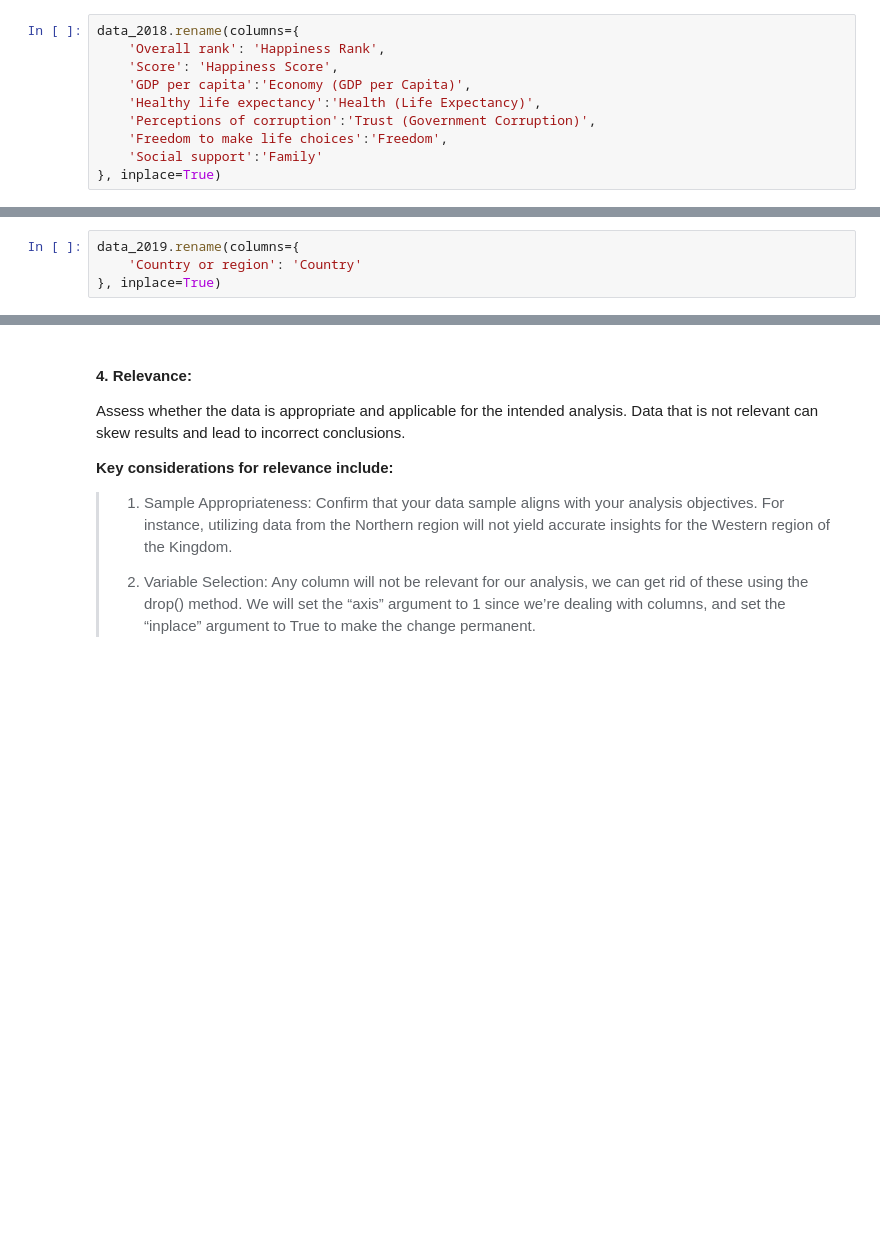
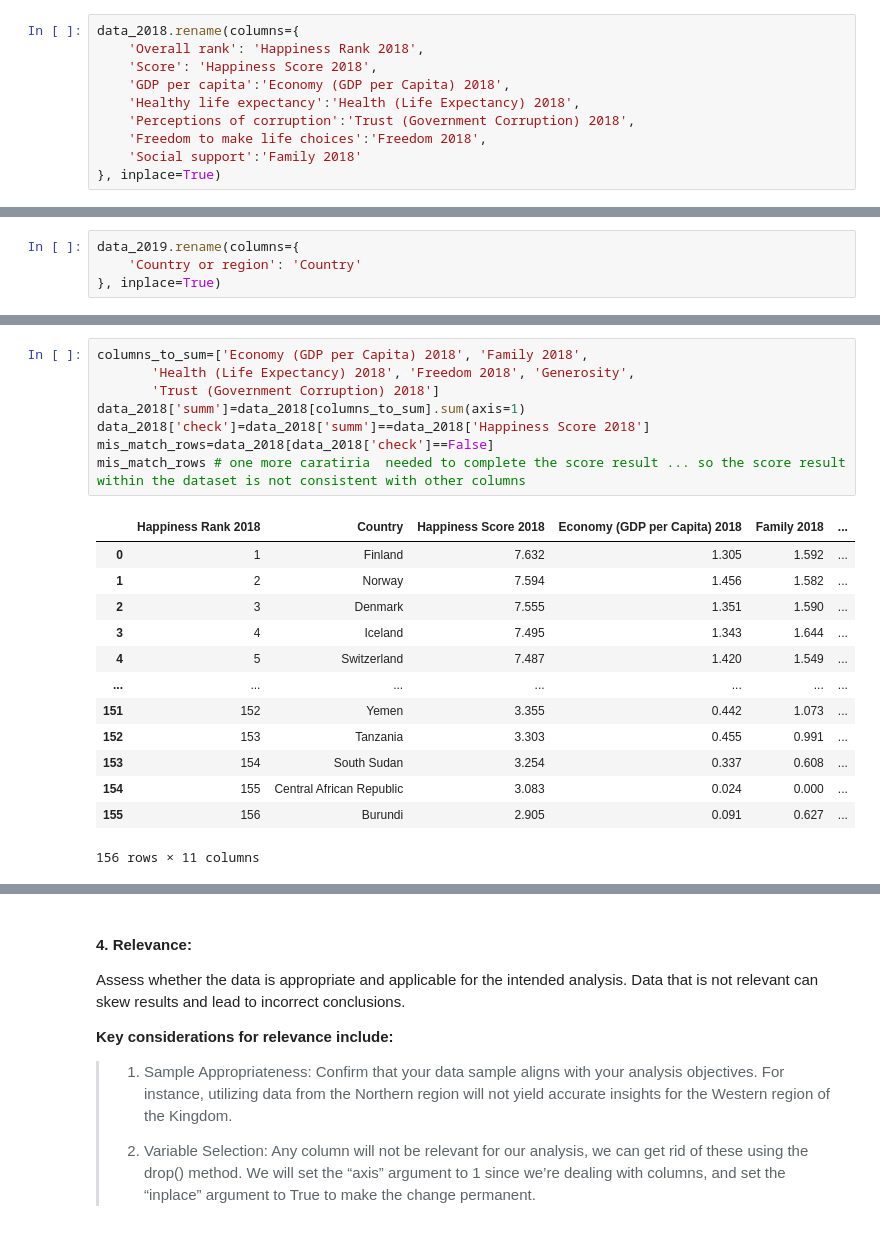
Before and after one commit to AhoodNaif/Usecase-2, a Jupyter notebook: EDA explain template.ipynb, the cells around one changed output, grey strips where cells are left out. Cells and saved outputs as stored; diff of their text form; blank space fills up the shorter version.

```diff
--- a/EDA explain template.ipynb
+++ b/EDA explain template.ipynb
@@ -615,10 +371,10 @@ Index(['Country', 'Happiness Rank', 'Happiness Score', 'Whisker.high',
 # %%
 data_2018.rename(columns={
-    'Overall rank': 'Happiness Rank',
-    'Score': 'Happiness Score',
-    'GDP per capita':'Economy (GDP per Capita)',
-    'Healthy life expectancy':'Health (Life Expectancy)',
-    'Perceptions of corruption':'Trust (Government Corruption)',
-    'Freedom to make life choices':'Freedom',
-    'Social support':'Family'
+    'Overall rank': 'Happiness Rank 2018',
+    'Score': 'Happiness Score 2018',
+    'GDP per capita':'Economy (GDP per Capita) 2018',
+    'Healthy life expectancy':'Health (Life Expectancy) 2018',
+    'Perceptions of corruption':'Trust (Government Corruption) 2018',
+    'Freedom to make life choices':'Freedom 2018',
+    'Social support':'Family 2018'
 }, inplace=True)
@@ -669,0 +518,22 @@ data_2019.rename(columns={
+# %%
+columns_to_sum=['Economy (GDP per Capita) 2018', 'Family 2018',
+       'Health (Life Expectancy) 2018', 'Freedom 2018', 'Generosity',
+       'Trust (Government Corruption) 2018']
+data_2018['summ']=data_2018[columns_to_sum].sum(axis=1)
+data_2018['check']=data_2018['summ']==data_2018['Happiness Score 2018']
+mis_match_rows=data_2018[data_2018['check']==False]
+mis_match_rows # one more caratiria  needed to complete the score result ... so the score result within the dataset is not consistent with other columns
+# %% [output]
+|  | Happiness Rank 2018 | Country | Happiness Score 2018 | Economy (GDP per Capita) 2018 | Family 2018 | ... |
+| 0 | 1 | Finland | 7.632 | 1.305 | 1.592 | ... |
+| 1 | 2 | Norway | 7.594 | 1.456 | 1.582 | ... |
+| 2 | 3 | Denmark | 7.555 | 1.351 | 1.590 | ... |
+| 3 | 4 | Iceland | 7.495 | 1.343 | 1.644 | ... |
+| 4 | 5 | Switzerland | 7.487 | 1.420 | 1.549 | ... |
+| ... | ... | ... | ... | ... | ... | ... |
+| 151 | 152 | Yemen | 3.355 | 0.442 | 1.073 | ... |
+| 152 | 153 | Tanzania | 3.303 | 0.455 | 0.991 | ... |
+| 153 | 154 | South Sudan | 3.254 | 0.337 | 0.608 | ... |
+| 154 | 155 | Central African Republic | 3.083 | 0.024 | 0.000 | ... |
+| 155 | 156 | Burundi | 2.905 | 0.091 | 0.627 | ... |
+156 rows × 11 columns
```
Also changed, not shown: parts of 100 cells of this notebook.
